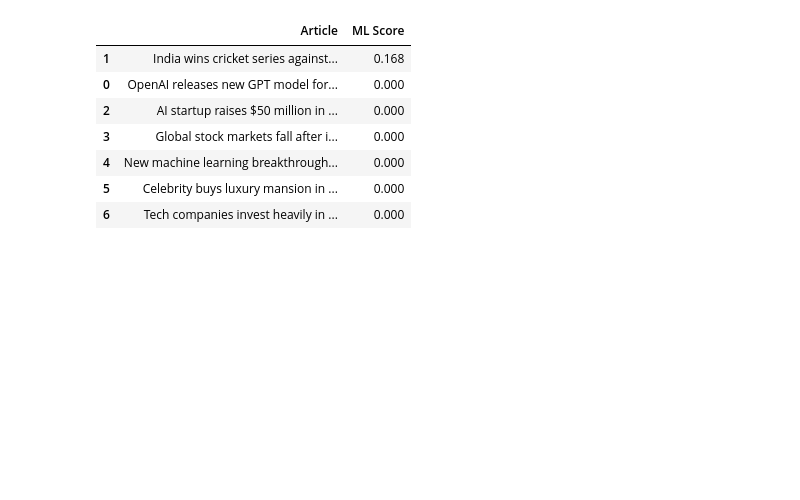
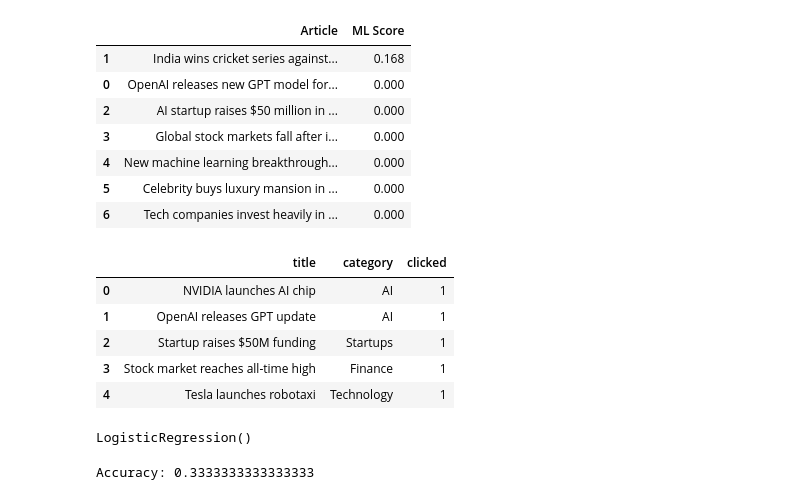
Before and after one commit to shreyajnaidu/ai-news-platform, a Jupyter notebook: backend/news_recommendation.ipynb, the cells around one changed output. Cells and saved outputs as stored; diff of their text form; code cells hidden in the pictures; blank space fills up the shorter version.

```diff
--- a/backend/news_recommendation.ipynb
+++ b/backend/news_recommendation.ipynb
@@ -84,0 +93,11 @@ user_interest = (
+# %%
+df = pd.read_csv("data/user_interactions.csv")
+
+df.head()
+# %% [output]
+|  | title | category | clicked |
+| 0 | NVIDIA launches AI chip | AI | 1 |
+| 1 | OpenAI releases GPT update | AI | 1 |
+| 2 | Startup raises $50M funding | Startups | 1 |
+| 3 | Stock market reaches all-time high | Finance | 1 |
+| 4 | Tesla launches robotaxi | Technology | 1 |
@@ -84,0 +120,14 @@ user_interest = (
+# %%
+model = LogisticRegression()
+
+model.fit(X_train, y_train)
+# %% [output]
+LogisticRegression()
+# %%
+predictions = model.predict(X_test)
+
+accuracy = accuracy_score(y_test, predictions)
+
+print("Accuracy:", accuracy)
+# %% [output]
+Accuracy: 0.3333333333333333
```
Also changed, not shown: parts of 5 cells of this notebook, 4 other files.
